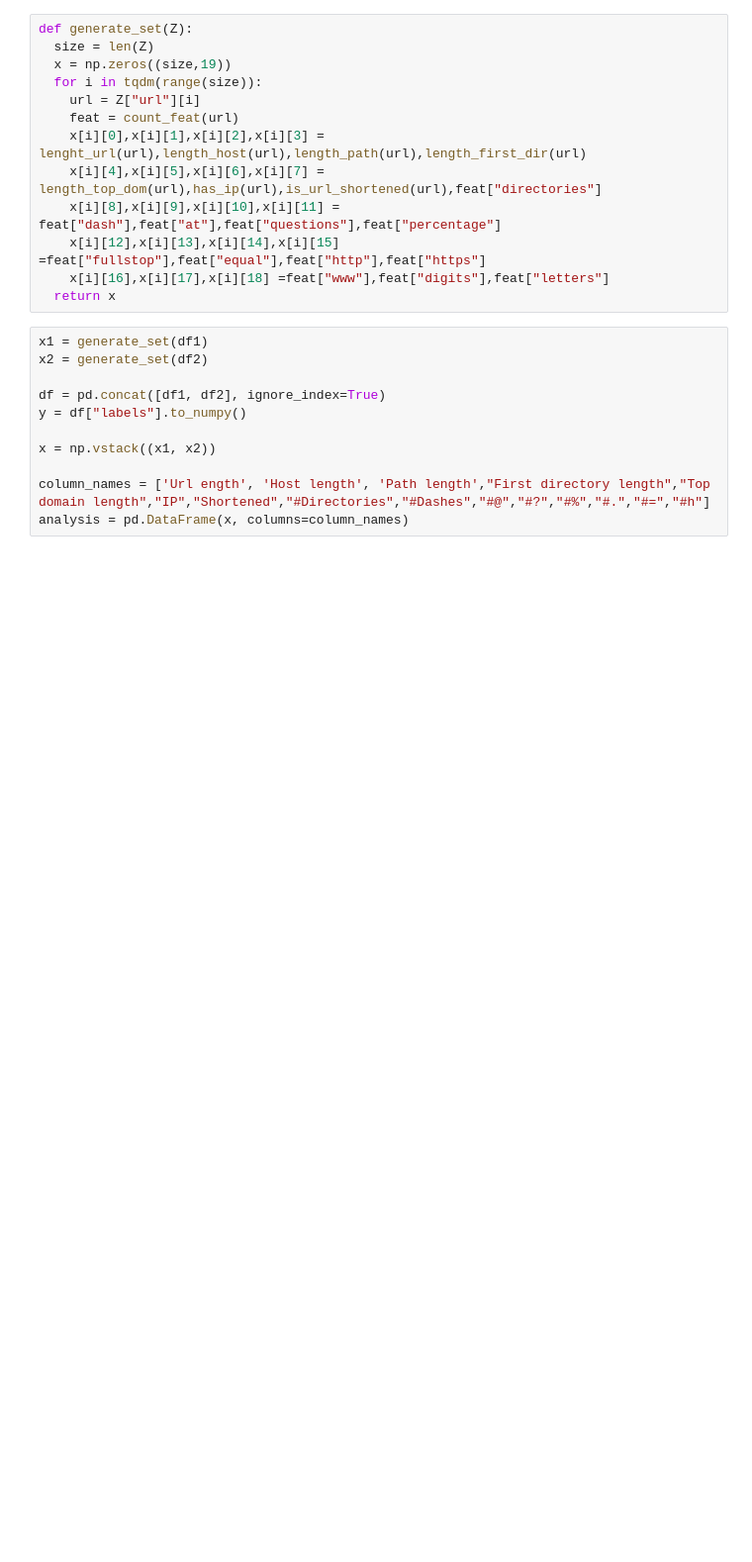
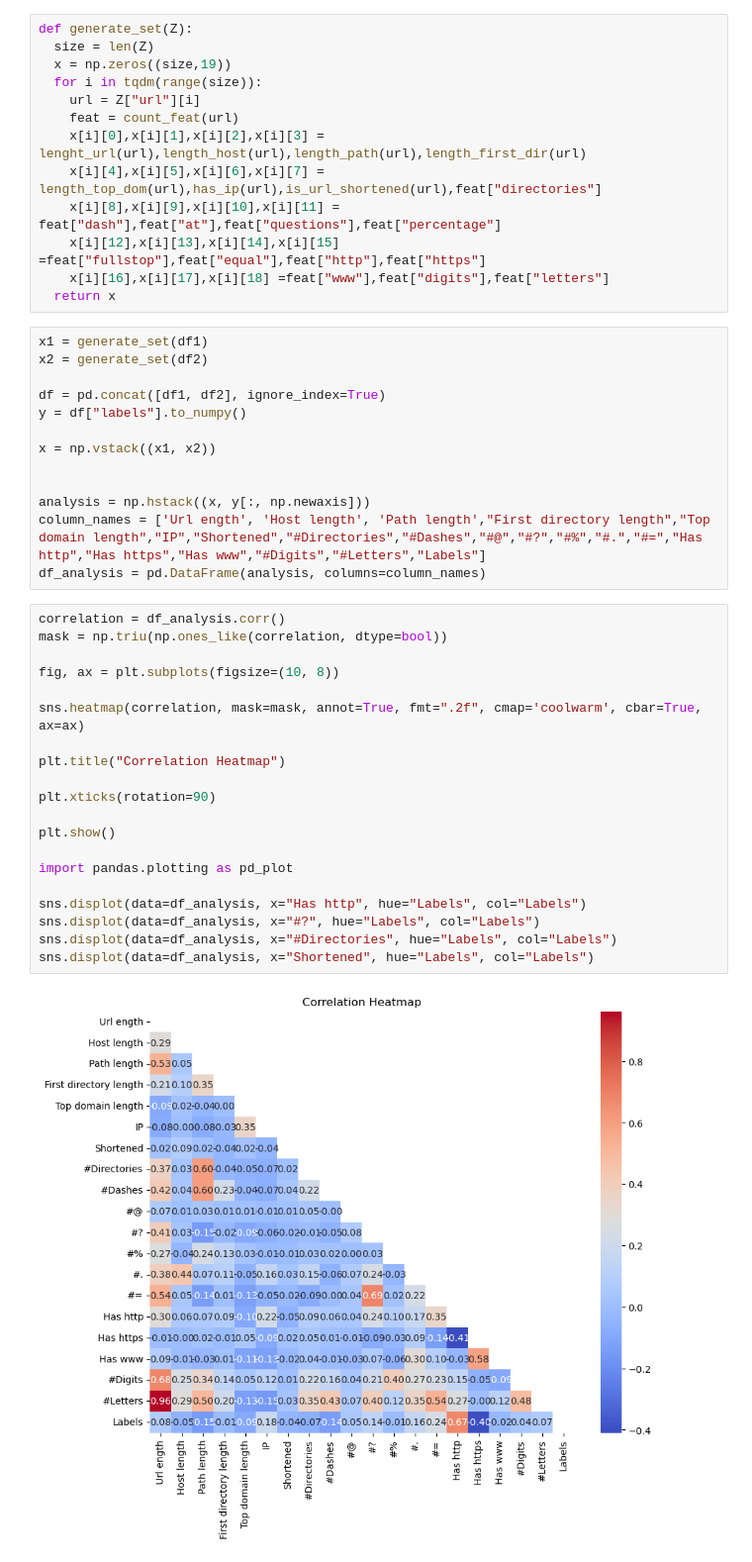
Before and after one commit to TerryakiSauce/ML704-project, a Jupyter notebook: MLnew(2)(1).ipynb, the cells around one changed output. Shown at 99% size. Saved outputs shown, nothing was run; the diff lists cells and outputs as text; blank space fills up the shorter version.

```diff
--- a/MLnew(2)(1).ipynb
+++ b/MLnew(2)(1).ipynb
@@ -139,5 +141,29 @@ y = df["labels"].to_numpy()
 
 x = np.vstack((x1, x2))
 
-column_names = ['Url ength', 'Host length', 'Path length',"First directory length","Top domain length","IP","Shortened","#Directories","#Dashes","#@","#?","#%","#.","#=","#h"]
-analysis = pd.DataFrame(x, columns=column_names)
+
+analysis = np.hstack((x, y[:, np.newaxis]))
+column_names = ['Url ength', 'Host length', 'Path length',"First directory length","Top domain length","IP","Shortened","#Directories","#Dashes","#@","#?","#%","#.","#=","Has http","Has https","Has www","#Digits","#Letters","Labels"]
+df_analysis = pd.DataFrame(analysis, columns=column_names)
+# %%
+correlation = df_analysis.corr()
+mask = np.triu(np.ones_like(correlation, dtype=bool))
+
+fig, ax = plt.subplots(figsize=(10, 8))
+
+sns.heatmap(correlation, mask=mask, annot=True, fmt=".2f", cmap='coolwarm', cbar=True, ax=ax)
+
+plt.title("Correlation Heatmap")
+
+plt.xticks(rotation=90)
+
+plt.show()
+
+import pandas.plotting as pd_plot
+
+sns.displot(data=df_analysis, x="Has http", hue="Labels", col="Labels")
+sns.displot(data=df_analysis, x="#?", hue="Labels", col="Labels")
+sns.displot(data=df_analysis, x="#Directories", hue="Labels", col="Labels")
+sns.displot(data=df_analysis, x="Shortened", hue="Labels", col="Labels")
+# %% [output]
+[figure, added]
```
Also changed, not shown: parts of 3 cells of this notebook.
